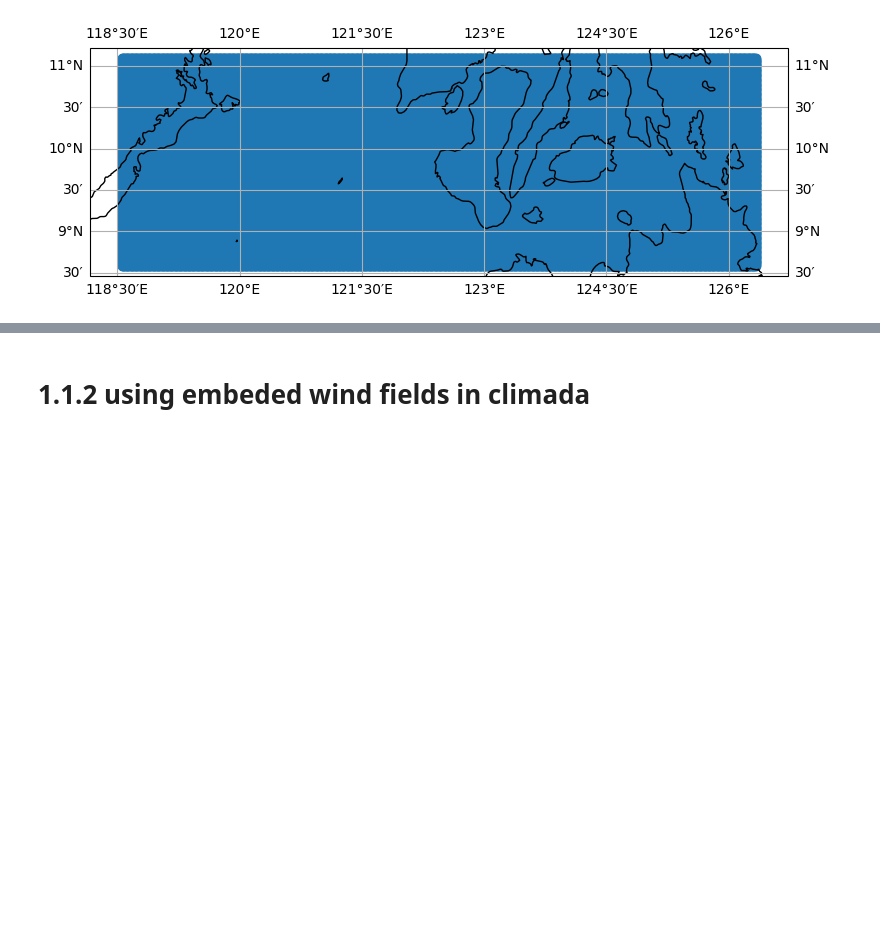
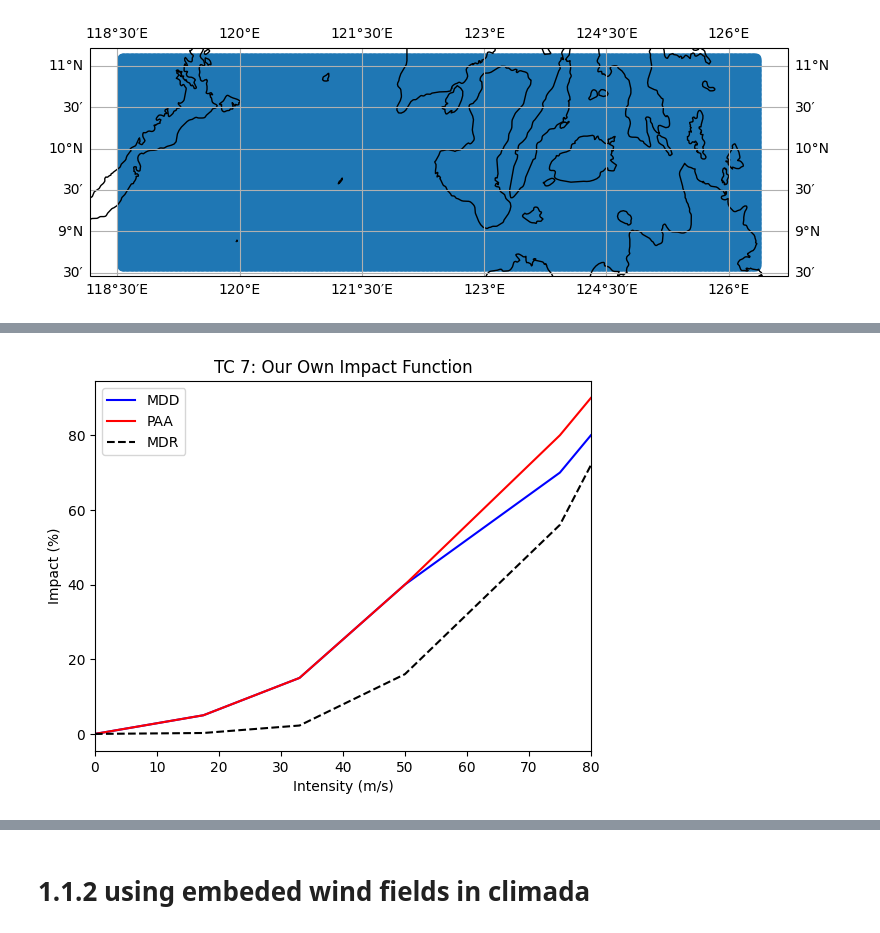
Before and after one commit to luxizhou/PH_TC_Risk, a Jupyter notebook: Project_1_Tropical_cyclon_risks_in_Philippines/RaiwithClimada/RaiWithClimadaERA5LAND.ipynb, the cells around one changed output, grey strips where cells are left out. Drawn from its saved outputs; the diff is of its cells as text; code cells hidden in the pictures; blank space fills up the shorter version.

```diff
--- a/Project_1_Tropical_cyclon_risks_in_Philippines/RaiwithClimada/RaiWithClimadaERA5LAND.ipynb
+++ b/Project_1_Tropical_cyclon_risks_in_Philippines/RaiwithClimada/RaiWithClimadaERA5LAND.ipynb
@@ -327,0 +376,82 @@ ax_pnt.get_figure().colorbar(
+# %%
+import numpy as np
+from climada.entity import ImpactFunc
+
+# We initialise a dummy ImpactFunc for tropical cyclone wind damage to building.
+haz_type = "TC"
+id = 7
+name = "Our Own Impact Function"
+# provide unit of the hazard intensity
+intensity_unit = "m/s"
+
+#Below input your provide values for the hazard intensity, mdd, and paa
+''' Case 1
+Set intensity start from 0 to 100
+Set paa be a linear curve rising from 0 to 1 (0% to 100%)
+Set mdd be a linear curve rising from 0 to 1 (0% to 100%)
+''' '''
+intensity = np.linspace(0, 100, num=11) # Wind speeds: 0, 10, 20, ..., 100 m/s
+paa = np.linspace(0, 1, 11) # PAA: 0, 0.1, 0.2, ..., 1 (0% to 100% affected)
+mdd = np.linspace(0, 1, 11) # MDD: 0, 0.1, 0.2, ..., 1 (0% to 100% damage)
+'''
+
+''' Case 2
+Set intensity start from 0 to 100
+Set paa be a linear curve rising from 0 to 1 (0% to 100%)
+Set mdd represent No damage below 17.5 m/s, 50% at 33 m/s, 100% at 100 m/s
+''' '''
+intensity = np.array([0, 10, 17.5, 20, 30, 33, 40, 50, 60, 70, 80, 90, 100])
+paa = np.linspace(0, 1, len(intensity))
+mdd = np.array([0, 0, 0, 0.05, 0.45, 0.5, 0.57, 0.65, 0.73, 0.82, 0.91, 0.95, 1.0])  # No damage ≤ 17.5 m/s, 50% at 33 m/s, 100% at 100 m/s
+'''
+
+''' Case 3
+Set intensity start from 0 to 100
+Set paa be a linear curve rising from 0 to 1 (0% to 100%)
+Set mdd be a Sigmoid Curve for gradual damage increase, Sigmoid centered at 50 m/s
+''' '''
+intensity = np.linspace(0, 100, 11)
+paa = np.linspace(0, 1, 11) # PAA: 0, 0.1, 0.2, ..., 1 (0% to 100% affected)
+mdd = 1 / (1 + np.exp(-0.1 * (intensity - 50)))
+'''
+
+''' Case 4
+Set intensity and MDD as below reference:
+
+Below 17.5 m/s (tropical storm threshold): Minimal damage (MDD ≈ 0).
+17.5–33 m/s (tropical storm to Category 1): Low to moderate damage (e.g., MDD = 0.05–0.15), as weaker structures (e.g., wooden houses, crops) start to fail.
+33–50 m/s (Category 1–3): Significant damage (e.g., MDD = 0.15–0.4), reflecting damage to semi-permanent structures and agriculture.
+Above 50 m/s (Category 3–5, including Rai’s peak): Near-total damage (MDD = 0.4–0.8), as most structures and crops are destroyed.
+
+Set paa as below reference:
+
+since Rai’s gusts peak at ~75 m/s, we’ll cap the PAA at 1 for intensities ≥ 75 m/s to align with the storm’s characteristics.
+0 m/s: No assets affected (PAA = 0).
+17.5 m/s: 10% of assets affected (PAA = 0.05).
+33 m/s: 15% affected.
+50 m/s: 40% affected.
+≥75 m/s: 70% affected
+'''
+intensity = np.array([0, 17.5, 33, 50, 75, 80])
+mdd = np.array([0, 0.05, 0.15, 0.4, 0.7, 0.8])
+paa = np.array([0, 0.05, 0.15, 0.4, 0.8, 0.9])
+
+impf_phl = ImpactFunc(
+    id=id,
+    name=name,
+    intensity_unit=intensity_unit,
+    haz_type=haz_type,
+    intensity=intensity,
+    mdd=mdd,
+    paa=paa,
+)
+
+
+impf_pnt = ImpactFuncSet()
+impf_pnt.append(impf_phl)
+# check if the all the attributes are set correctly
+impf_pnt.check()
+# plot impact function
+impf_pnt.plot();
+# %% [output]
+[figure, added]
```
Also changed, not shown: parts of 21 cells of this notebook, 2 other files.
